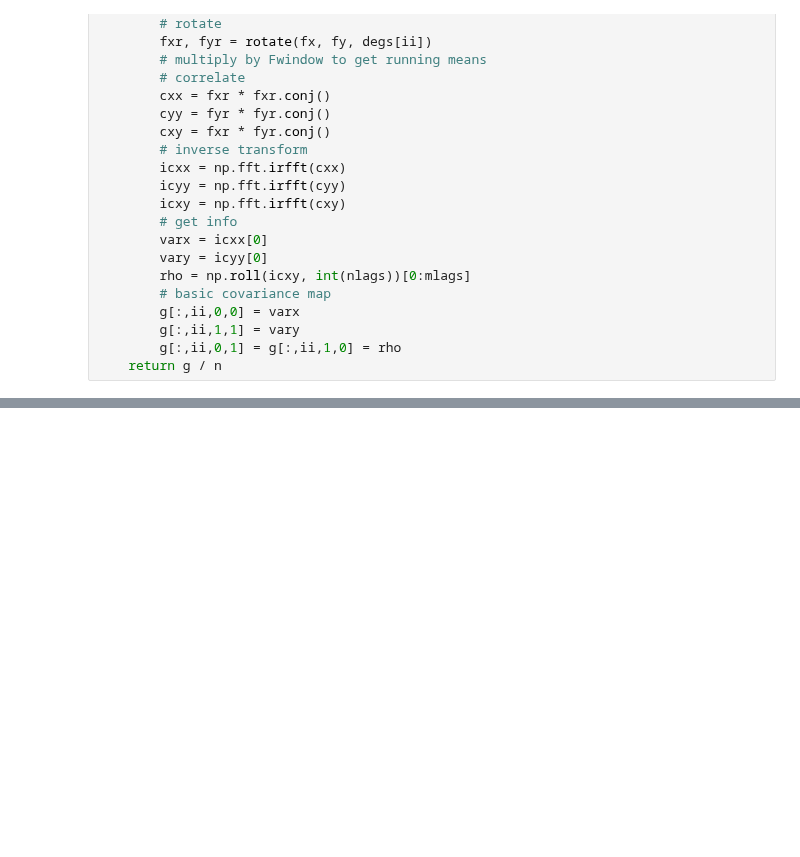
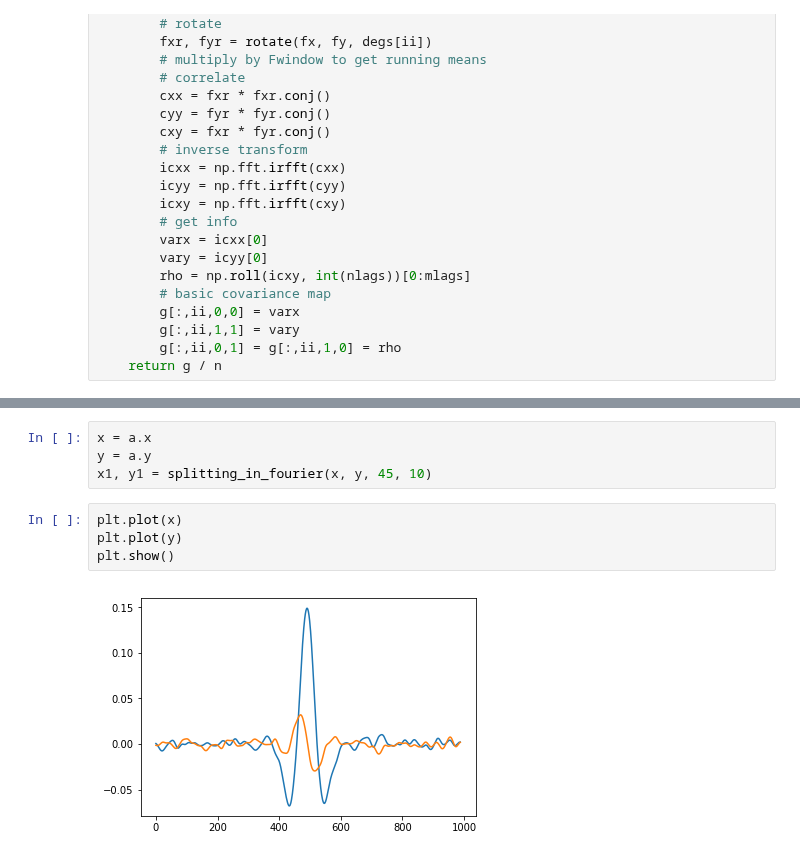
Before and after one commit to JackWalpole/splitwavepy, a Jupyter notebook: devel/Frequency_Splitting.ipynb, the cells around one changed output, grey strips where cells are left out. Saved outputs shown, nothing was run; the diff lists cells and outputs as text; blank space fills up the shorter version.

```diff
--- a/devel/Frequency_Splitting.ipynb
+++ b/devel/Frequency_Splitting.ipynb
@@ -556,0 +595,10 @@ def gridcovfreqwin(x, y, w0, w1, ndegs=60, nlags=50):
+# %%
+x = a.x
+y = a.y
+x1, y1 = splitting_in_fourier(x, y, 45, 10)
+# %%
+plt.plot(x)
+plt.plot(y)
+plt.show()
+# %% [output]
+[figure, added]
```
Also changed, not shown: parts of 24 cells of this notebook, 1 other file.
